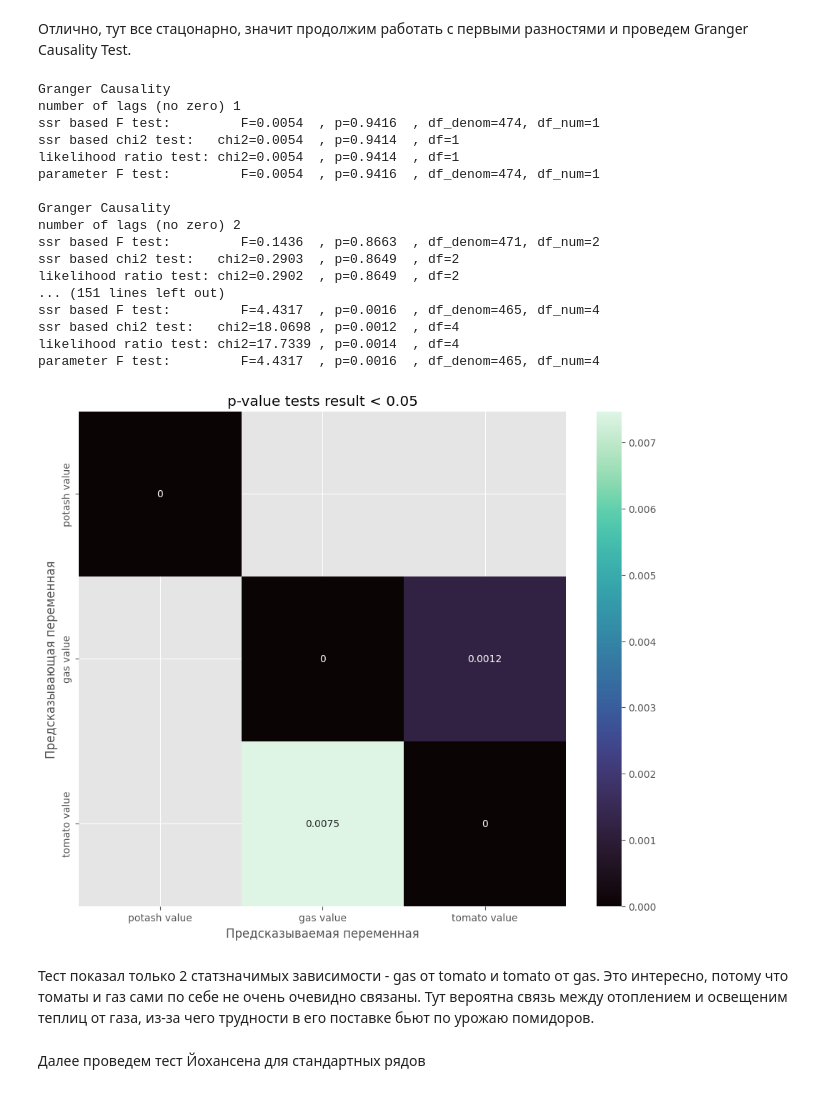
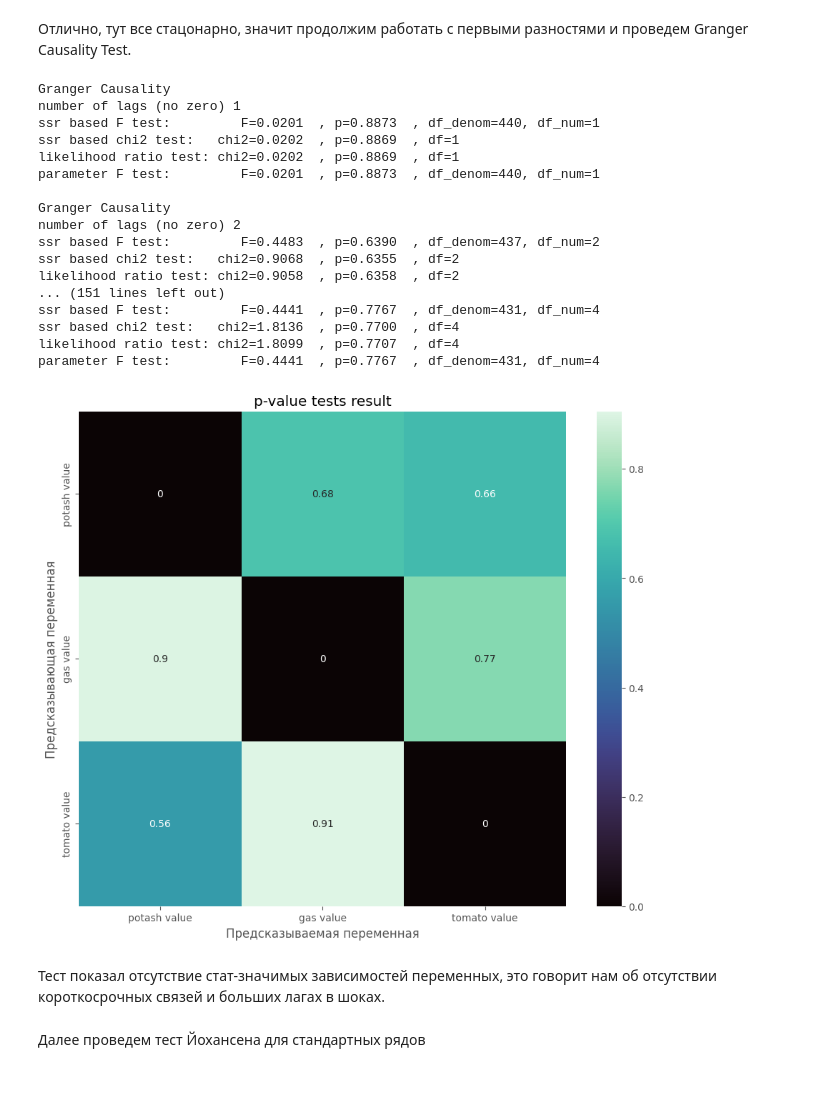
Before and after one commit to vitiatia/Sience_studio_project, a Jupyter notebook: Научка_финальный_проект_Потасик.ipynb, the cells around one changed output. Drawn from its saved outputs; the diff is of its cells as text; code cells hidden in the pictures.

```diff
--- a/Научка_финальный_проект_Потасик.ipynb
+++ b/Научка_финальный_проект_Потасик.ipynb
@@ -392,7 +392,7 @@ def load_un_comtrade(periods: list, hs_code: str):
             reporterCode="643",
             cmdCode=f"{hs_code}",
             flowCode="X",
-            partnerCode="0",
+            partnerCode="398",
             partner2Code=None,
             customsCode=None,
             motCode=None,
@@ -750,7 +750,7 @@ for year in df_gravity.sort_values(by='Year', ascending=True)['Year'].unique():
 
     X = sm.add_constant(X)
     grav_model = sm.Poisson(y, X)
-    results = grav_model.fit(cov_type='HC0')
+    results = grav_model.fit(cov_type='HC3')
 
     df_year['Predict'] = results.predict(X)
     df_year['Delta'] = df_year['Predict'] - df_year['Trade Value']
@@ -1094,7 +1094,7 @@ df_comtarade = df_potash_comtrade.copy().loc[:, ['period', 'primaryValue']].rena
         .merge(right=df_tomato_comtrade.copy().loc[:, ['period', 'primaryValue']].rename(columns={'primaryValue': 'tomato value'}), on='period', how='left')\
             .rename(columns={'period': 'date'})
 df_comtarade['date'] = pd.to_datetime(df_comtarade['date'], format='%Y%m')
-df_comtarade = df_comtarade.set_index('date').sort_index(ascending=True)
+df_comtarade = df_comtarade.set_index('date').sort_index(ascending=True).fillna(0)
 # %% [markdown]
 Построим несколько обзорных графиков
 # %%
@@ -1436,35 +1470,33 @@ for y in df_comtarade_delta_1.columns:
 # %% [output]
 Granger Causality
 number of lags (no zero) 1
-ssr based F test:         F=0.0054  , p=0.9416  , df_denom=474, df_num=1
-ssr based chi2 test:   chi2=0.0054  , p=0.9414  , df=1
-likelihood ratio test: chi2=0.0054  , p=0.9414  , df=1
-parameter F test:         F=0.0054  , p=0.9416  , df_denom=474, df_num=1
+ssr based F test:         F=0.0201  , p=0.8873  , df_denom=440, df_num=1
+ssr based chi2 test:   chi2=0.0202  , p=0.8869  , df=1
+likelihood ratio test: chi2=0.0202  , p=0.8869  , df=1
+parameter F test:         F=0.0201  , p=0.8873  , df_denom=440, df_num=1
 
 Granger Causality
 number of lags (no zero) 2
-ssr based F test:         F=0.1436  , p=0.8663  , df_denom=471, df_num=2
-ssr based chi2 test:   chi2=0.2903  , p=0.8649  , df=2
-likelihood ratio test: chi2=0.2902  , p=0.8649  , df=2
+ssr based F test:         F=0.4483  , p=0.6390  , df_denom=437, df_num=2
+ssr based chi2 test:   chi2=0.9068  , p=0.6355  , df=2
+likelihood ratio test: chi2=0.9058  , p=0.6358  , df=2
 ... (151 lines left out)
-ssr based F test:         F=4.4317  , p=0.0016  , df_denom=465, df_num=4
-ssr based chi2 test:   chi2=18.0698 , p=0.0012  , df=4
-likelihood ratio test: chi2=17.7339 , p=0.0014  , df=4
-parameter F test:         F=4.4317  , p=0.0016  , df_denom=465, df_num=4
+ssr based F test:         F=0.4441  , p=0.7767  , df_denom=431, df_num=4
+ssr based chi2 test:   chi2=1.8136  , p=0.7700  , df=4
+likelihood ratio test: chi2=1.8099  , p=0.7707  , df=4
+parameter F test:         F=0.4441  , p=0.7767  , df_denom=431, df_num=4
 # %%
 plt.figure(figsize=(11, 9))
 
-mask = df_results < 0.05
-
-sns.heatmap(data=df_results[mask], annot=True, cmap='mako', fmt='.2g')
-plt.title('p-value tests result < 0.05')
+sns.heatmap(data=df_results, annot=True, cmap='mako', fmt='.2g')
+plt.title('p-value tests result')
 plt.xlabel('Предсказываемая переменная')
 plt.ylabel('Предсказывающая переменная')
 plt.show()
 # %% [output]
-[figure, old version]
+[figure, new version]
-# %% [markdown]
-Тест показал только 2 статзначимых зависимости - gas от tomato и tomato от gas. Это интересно, потому что томаты и газ сами по себе не очень очевидно связаны. Тут вероятна связь между отоплением и освещеним теплиц от газа, из-за чего трудности в его поставке бьют по урожаю помидоров.
+# %% [markdown]
+Тест показал отсутствие стат-значимых зависимостей переменных, это говорит нам об отсутствии короткосрочных связей и больших лагах в шоках.
 # %% [markdown]
 Далее проведем тест Йохансена для стандартных рядов
 # %%
```
Also changed, not shown: parts of 21 cells of this notebook.
